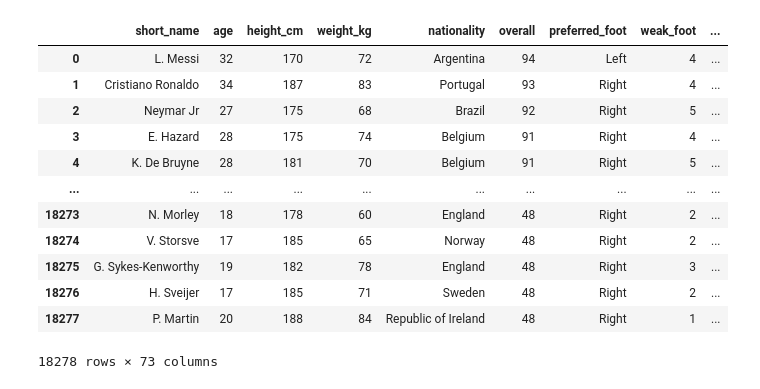
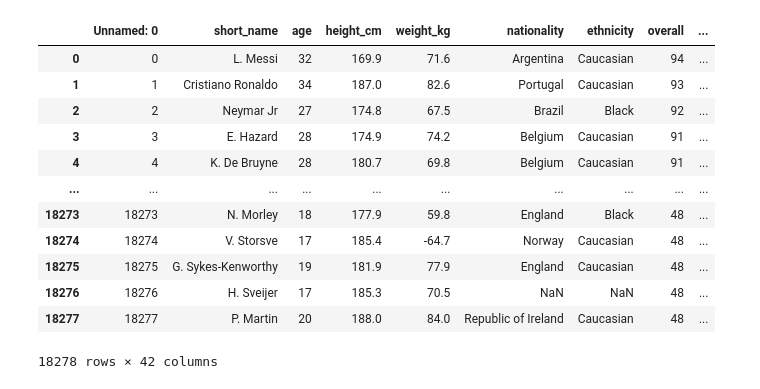
Before and after one commit to LaRuim/SDS-Project, a Jupyter notebook: scripts/graphs/Heatmap/footballers_graph_vis.ipynb, the cells around one changed output. Saved outputs shown, nothing was run; the diff lists cells and outputs as text; code cells hidden in the pictures.

```diff
--- a/scripts/graphs/Heatmap/footballers_graph_vis.ipynb
+++ b/scripts/graphs/Heatmap/footballers_graph_vis.ipynb
@@ -1,18 +1,18 @@
 # %%
 import pandas as pd
-data = pd.read_csv("players_20.csv", encoding='cp1252')
+data = pd.read_csv("../../../datasets/Full/players_20.csv") #encoding='cp1252')
 data
 # %% [output]
-|  | short_name | age | height_cm | weight_kg | nationality | overall | preferred_foot | weak_foot | ... |
-| 0 | L. Messi | 32 | 170 | 72 | Argentina | 94 | Left | 4 | ... |
-| 1 | Cristiano Ronaldo | 34 | 187 | 83 | Portugal | 93 | Right | 4 | ... |
-| 2 | Neymar Jr | 27 | 175 | 68 | Brazil | 92 | Right | 5 | ... |
-| 3 | E. Hazard | 28 | 175 | 74 | Belgium | 91 | Right | 4 | ... |
-| 4 | K. De Bruyne | 28 | 181 | 70 | Belgium | 91 | Right | 5 | ... |
+|  | Unnamed: 0 | short_name | age | height_cm | weight_kg | nationality | ethnicity | overall | ... |
+| 0 | 0 | L. Messi | 32 | 169.9 | 71.6 | Argentina | Caucasian | 94 | ... |
+| 1 | 1 | Cristiano Ronaldo | 34 | 187.0 | 82.6 | Portugal | Caucasian | 93 | ... |
+| 2 | 2 | Neymar Jr | 27 | 174.8 | 67.5 | Brazil | Black | 92 | ... |
+| 3 | 3 | E. Hazard | 28 | 174.9 | 74.2 | Belgium | Caucasian | 91 | ... |
+| 4 | 4 | K. De Bruyne | 28 | 180.7 | 69.8 | Belgium | Caucasian | 91 | ... |
 | ... | ... | ... | ... | ... | ... | ... | ... | ... | ... |
-| 18273 | N. Morley | 18 | 178 | 60 | England | 48 | Right | 2 | ... |
-| 18274 | V. Storsve | 17 | 185 | 65 | Norway | 48 | Right | 2 | ... |
-| 18275 | G. Sykes-Kenworthy | 19 | 182 | 78 | England | 48 | Right | 3 | ... |
-| 18276 | H. Sveijer | 17 | 185 | 71 | Sweden | 48 | Right | 2 | ... |
-| 18277 | P. Martin | 20 | 188 | 84 | Republic of Ireland | 48 | Right | 1 | ... |
+| 18273 | 18273 | N. Morley | 18 | 177.9 | 59.8 | England | Black | 48 | ... |
+| 18274 | 18274 | V. Storsve | 17 | 185.4 | -64.7 | Norway | Caucasian | 48 | ... |
+| 18275 | 18275 | G. Sykes-Kenworthy | 19 | 181.9 | 77.9 | England | Caucasian | 48 | ... |
+| 18276 | 18276 | H. Sveijer | 17 | 185.3 | 70.5 | NaN | NaN | 48 | ... |
+| 18277 | 18277 | P. Martin | 20 | 188.0 | 84.0 | Republic of Ireland | Caucasian | 48 | ... |
-18278 rows × 73 columns
+18278 rows × 42 columns
```
Also changed, not shown: parts of 4 cells of this notebook, 13 other files.
